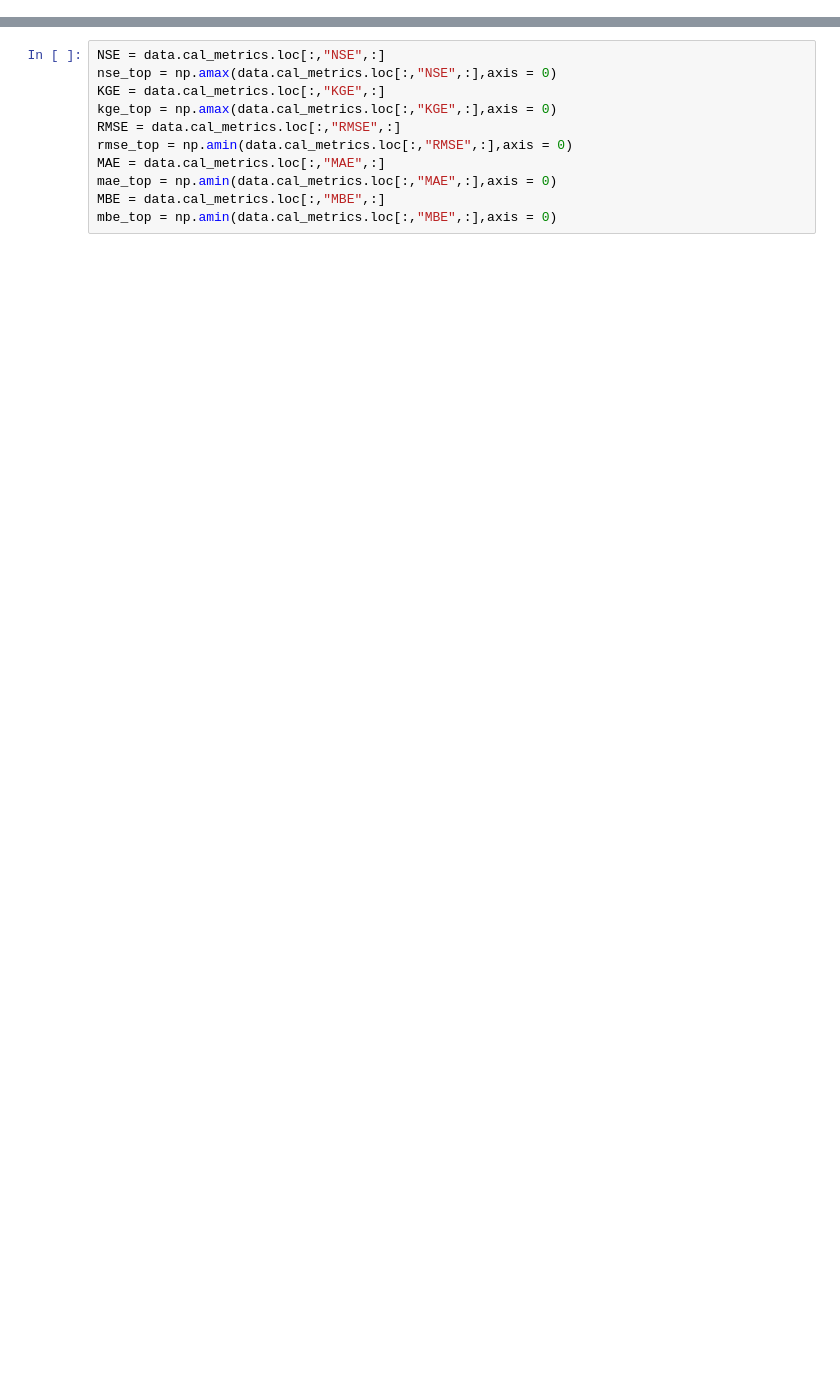
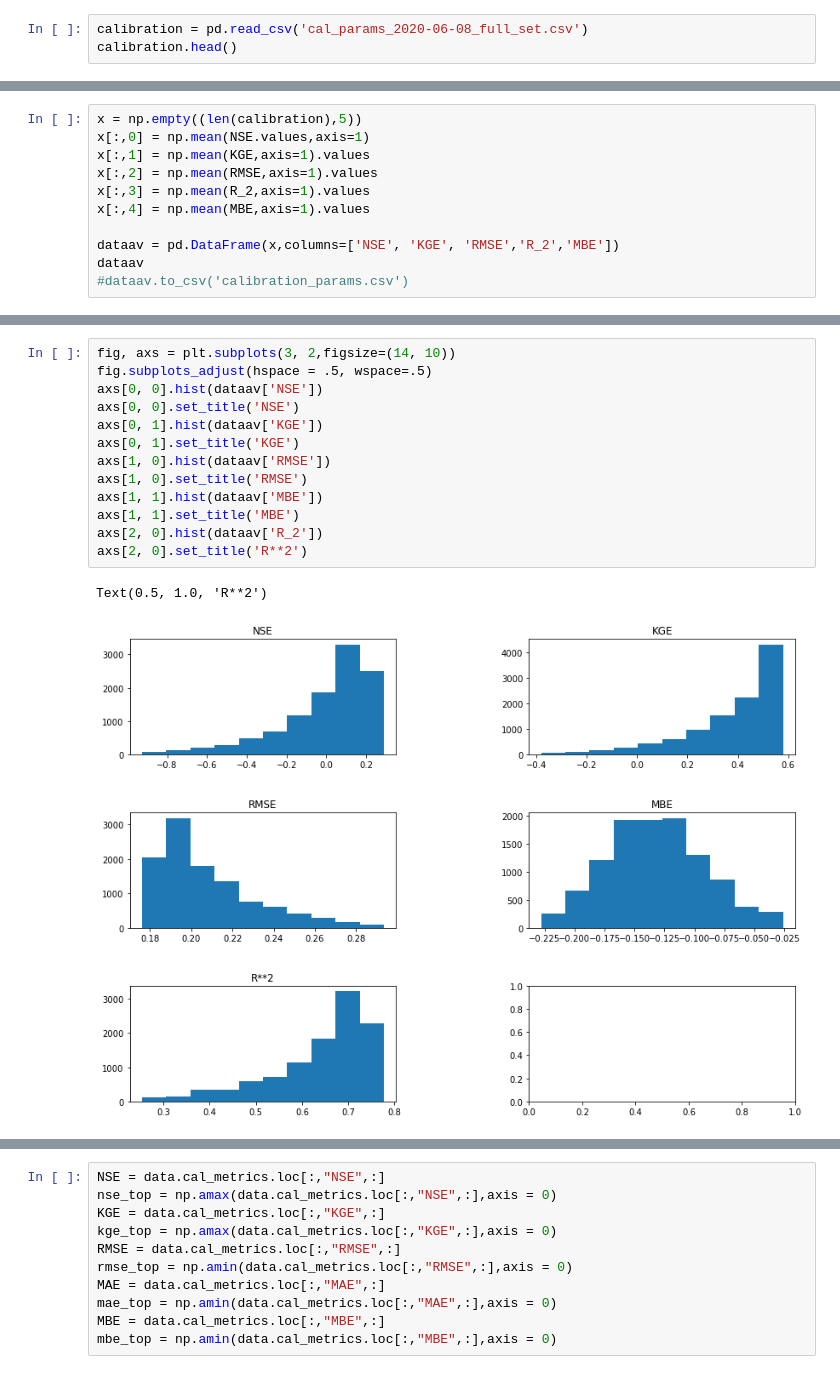
Before and after one commit to snowmodel-tools/calibration_python, a Jupyter notebook: Calibration_postprocess.ipynb, the cells around one changed output, grey strips where cells are left out. Cells and saved outputs as stored; diff of their text form; blank space fills up the shorter version.

```diff
--- a/Calibration_postprocess.ipynb
+++ b/Calibration_postprocess.ipynb
@@ -49,0 +47,3 @@ calibration['2']
+# %%
+calibration = pd.read_csv('cal_params_2020-06-08_full_set.csv')
+calibration.head()
@@ -49,0 +119,11 @@ calibration['2']
+# %%
+x = np.empty((len(calibration),5))
+x[:,0] = np.mean(NSE.values,axis=1)
+x[:,1] = np.mean(KGE,axis=1).values
+x[:,2] = np.mean(RMSE,axis=1).values
+x[:,3] = np.mean(R_2,axis=1).values
+x[:,4] = np.mean(MBE,axis=1).values
+
+dataav = pd.DataFrame(x,columns=['NSE', 'KGE', 'RMSE','R_2','MBE'])
+dataav
+#dataav.to_csv('calibration_params.csv')
@@ -49,0 +144,16 @@ calibration['2']
+# %%
+fig, axs = plt.subplots(3, 2,figsize=(14, 10))
+fig.subplots_adjust(hspace = .5, wspace=.5)
+axs[0, 0].hist(dataav['NSE'])
+axs[0, 0].set_title('NSE')
+axs[0, 1].hist(dataav['KGE'])
+axs[0, 1].set_title('KGE')
+axs[1, 0].hist(dataav['RMSE'])
+axs[1, 0].set_title('RMSE')
+axs[1, 1].hist(dataav['MBE'])
+axs[1, 1].set_title('MBE')
+axs[2, 0].hist(dataav['R_2'])
+axs[2, 0].set_title('R**2')
+# %% [output]
+Text(0.5, 1.0, 'R**2')
+[figure, added]
```
Also changed, not shown: parts of 61 cells of this notebook, 4 other files.
